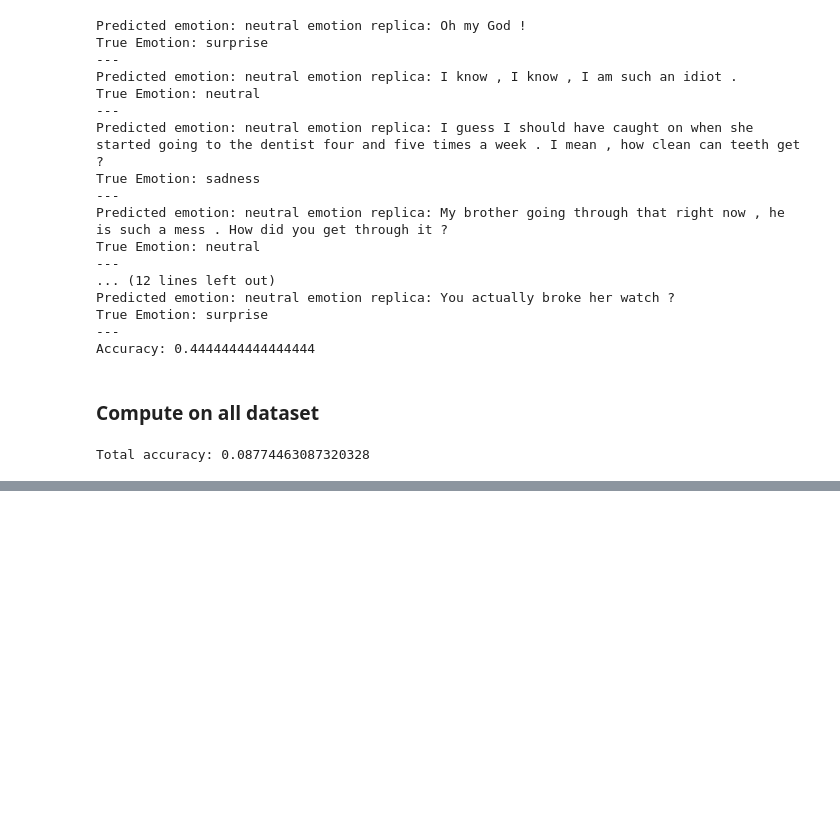
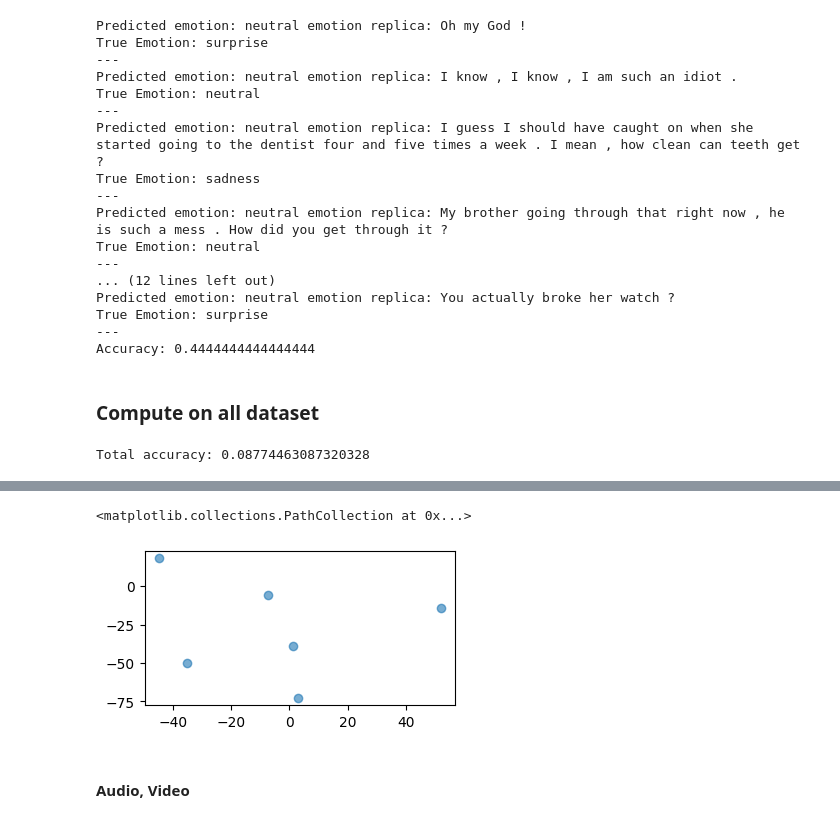
Before and after one commit to julia-bel/semeval_multimodal_task_3, a Jupyter notebook: semeval/experiments/kosenko/language_bind.ipynb, the cells around one changed output, grey strips where cells are left out. Saved outputs shown, nothing was run; the diff lists cells and outputs as text; code cells hidden in the pictures; blank space fills up the shorter version.

Commit message:
visualize embeddings

```diff
--- a/semeval/experiments/kosenko/language_bind.ipynb
+++ b/semeval/experiments/kosenko/language_bind.ipynb
@@ -309,0 +312,21 @@ Total accuracy: 0.08774463087320328
+# %%
+import numpy as np
+from sklearn.manifold import TSNE
+
+X = np.array(
+    [
+        [0, 0, 0],
+        [0, 1, 1],
+        [1, 0, 1],
+        [1, 1, 1],
+        [1, 1, 2],
+        [1, 5, 1],
+    ]
+)
+X_embedded = TSNE(
+    n_components=2,
+    learning_rate="auto",
+    init="random",
+    perplexity=3,
+).fit_transform(X)
+X_embedded.shape, X_embedded
@@ -309,0 +341,17 @@ Total accuracy: 0.08774463087320328
+# %%
+import matplotlib.pyplot as plt
+
+# FS = (10, 8)
+FS = (4, 2)
+fig, ax = plt.subplots(figsize=FS)
+# Make points translucent so we can visually identify regions with a high density of overlapping points
+plt.scatter(
+    X_embedded[:, :1],
+    X_embedded[:, 1:],
+    alpha=0.6,
+)
+# %% [output]
+<matplotlib.collections.PathCollection at 0x...>
+[figure, added]
+# %% [markdown]
+#### Audio, Video
```
Also changed, not shown: parts of 6 cells of this notebook.
